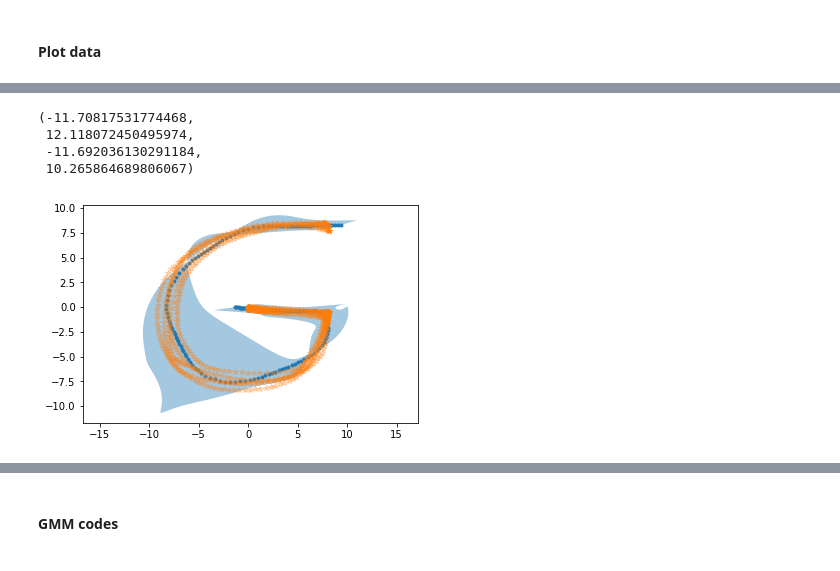
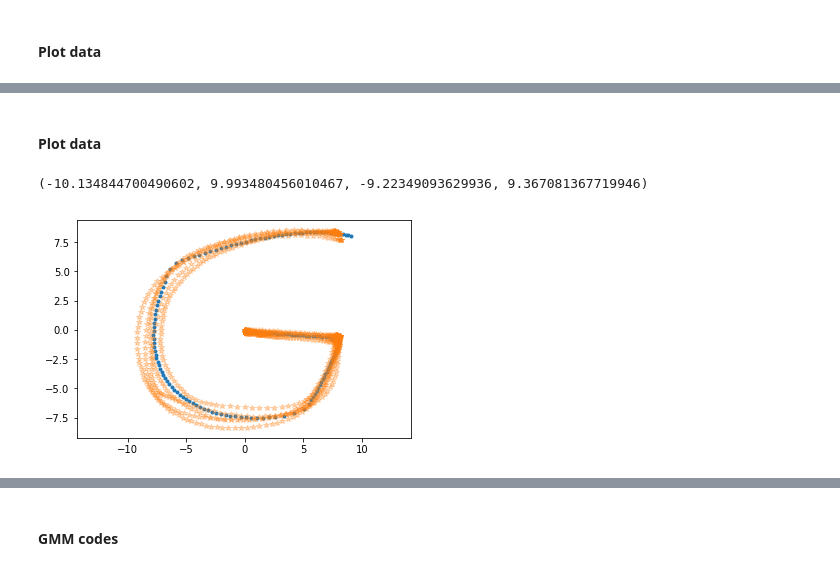
Before and after one commit to fabienjammes/ee613-python, a Jupyter notebook: python notebooks/LWR.ipynb, the cells around one changed output, grey strips where cells are left out. Saved outputs shown, nothing was run; the diff lists cells and outputs as text; code cells hidden in the pictures.

```diff
--- a/python notebooks/LWR.ipynb
+++ b/python notebooks/LWR.ipynb
@@ -226,0 +265,2 @@ plt.plot(ys[:,0], ys[:,1], 'y')
+# %%
+gmr = GMR(gmm,n_in = 1+deg_poly, n_out = 2)
@@ -226,0 +269,20 @@ plt.plot(ys[:,0], ys[:,1], 'y')
+# %%
+y_preds = []
+covs = []
+for t in t_in:
+    y,cov = gmr.predict(poly.fit_transform(t).flatten())
+    y_preds.append(y)
+    covs.append(cov)
+
+y_preds = np.array(y_preds)
+covs = np.array(covs)
+# %% [markdown]
+#### Plot data
+# %%
+plt.plot(y_preds[:,0], y_preds[:,1], '.')
+plt.axis([-13,10,-20,20])
+plt.plot(data_time[:,deg_poly+1],data_time[:,deg_poly+2], '*' ,alpha=0.3)
+plt.axis('equal')
+# %% [output]
+(-10.134844700490602, 9.993480456010467, -9.22349093629936, 9.367081367719946)
+[figure, added]
@@ -227,26 +291,13 @@ plt.plot(ys[:,0], ys[:,1], 'y')
 # %%
-x_low = ys[:,0] - 2*np.sqrt(y_covs1)
-x_up = ys[:,0] + 2*np.sqrt(y_covs1)
+def plot_with_covs_1D(x, y, cov, ax):
+    y_low = y - 2*np.sqrt(cov)
+    y_up = y + 2*np.sqrt(cov)
+    y_up = y_up[::-1]
 
-y_low = ys[:,1] - 2*np.sqrt(y_covs2)
-y_up = ys[:,1] + 2*np.sqrt(y_covs2)
+    x_1 = np.concatenate([x, x[::-1]])
+    y_1 = np.concatenate([y_low, y_up])
+    xy = np.vstack([x_1,y_1]).T
+    poly = Polygon(xy,alpha=0.4)
+    ax.add_patch(poly)
 
-x_1 = np.concatenate([x_low, x_up[::-1]])
-y_1 = np.concatenate([y_low, y_up[::-1]])
-xy = np.vstack([x_1,y_1]).T
-poly = Polygon(xy,alpha=0.4)
-fig,ax = plt.subplots()
-ax.add_patch(poly)
-plt.axis([-13,10,-20,20])
-#plt.plot(x,y,'-r')
-
-plt.plot(ys[:,0], ys[:,1], '.')
-plt.axis([-13,10,-20,20])
-plt.plot(data_time[:,1],data_time[:,2], '*' ,alpha=0.3)
-plt.axis('equal')
+    plt.plot(x,y,'-r')
-# %% [output]
-(-11.70817531774468,
- 12.118072450495974,
- -11.692036130291184,
- 10.265864689806067)
-[figure, removed]
```
Also changed, not shown: parts of 24 cells of this notebook, 1 other file.
